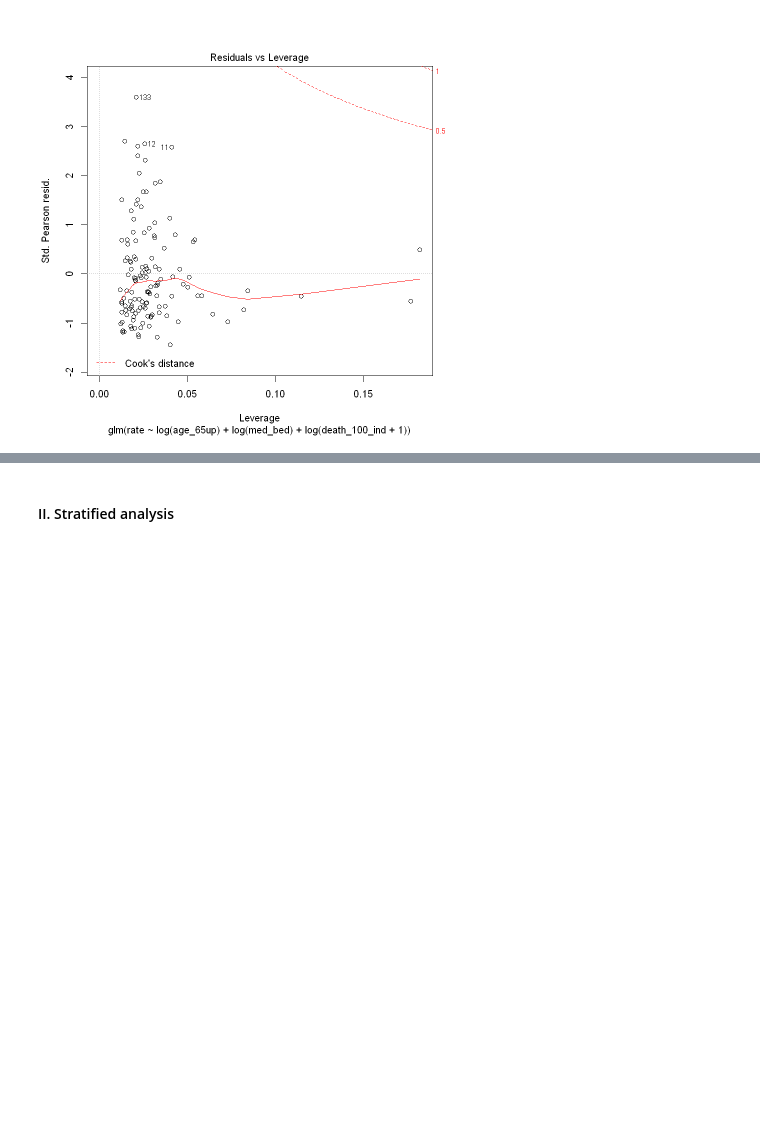
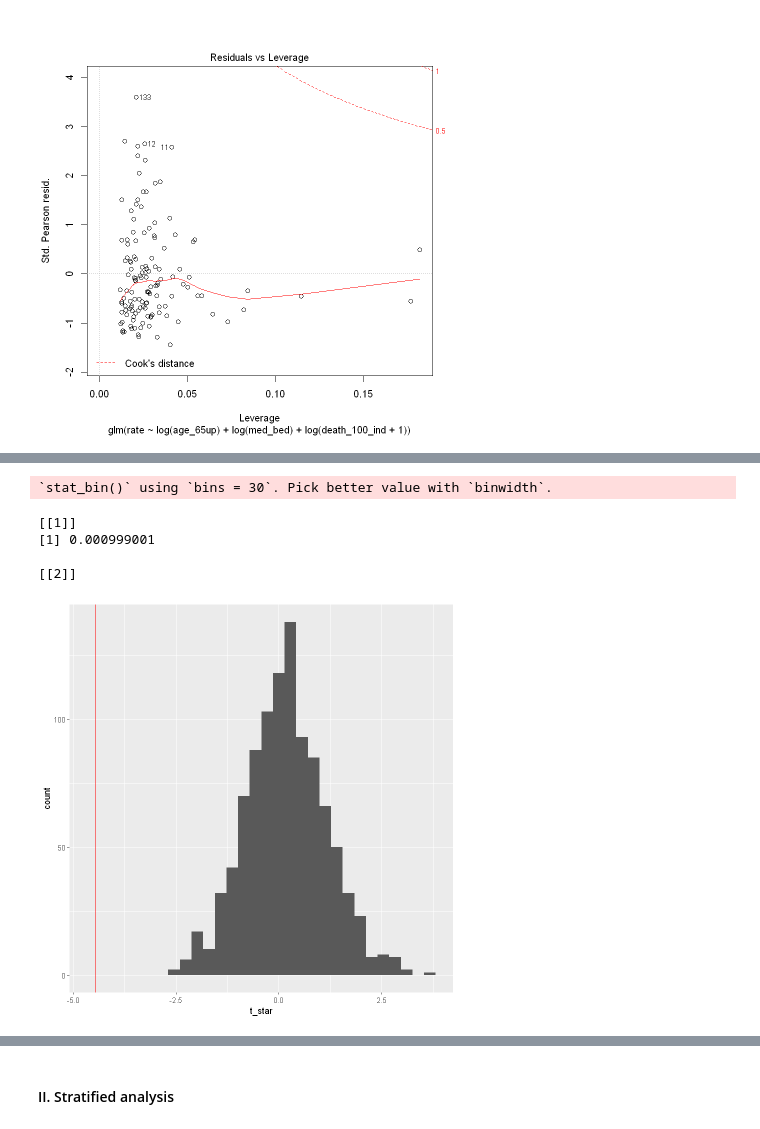
Before and after one commit to flizhou/age_effects_on_COVID-19, a Jupyter notebook: scripts/eda.ipynb, the cells around one changed output, grey strips where cells are left out. Cells and saved outputs as stored; diff of their text form; code cells hidden in the pictures; blank space fills up the shorter version.

```diff
--- a/scripts/eda.ipynb
+++ b/scripts/eda.ipynb
@@ -1144,0 +1167,10 @@ A anova: 2 × 6
+# %%
+med_bed_fits <- plot_results(fits, "log(med_bed)", results %>% filter(term == "log(med_bed)"))
+med_bed_fits
+# %% [output]
+`stat_bin()` using `bins = 30`. Pick better value with `binwidth`.
+[[1]]
+[1] 0.000999001
+
+[[2]]
+[figure, added]
```
Also changed, not shown: parts of 11 cells of this notebook.
